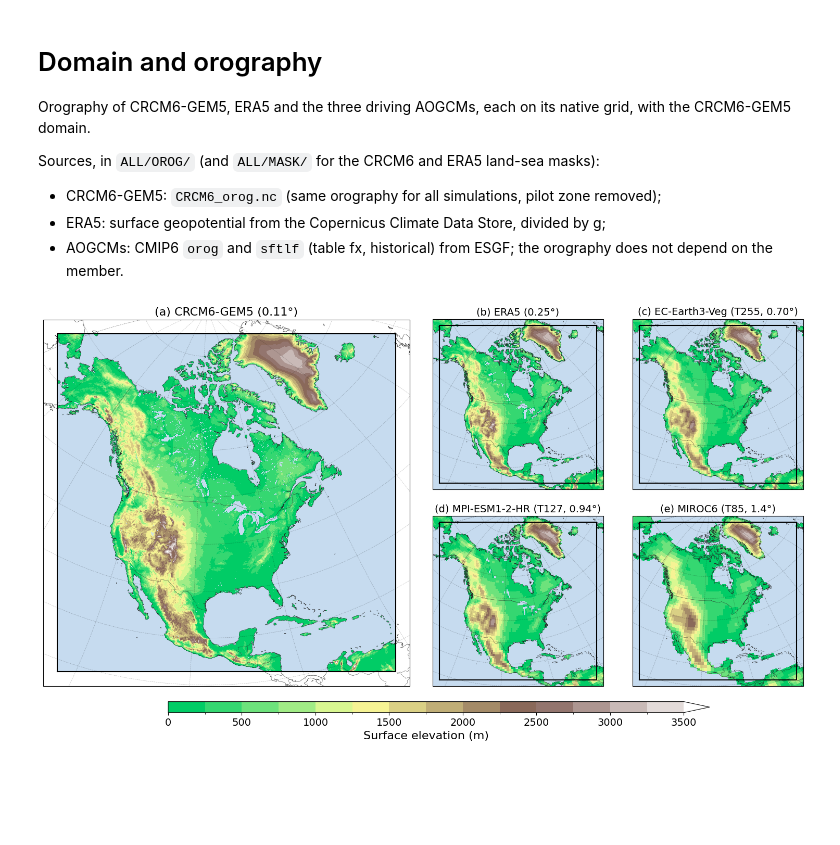
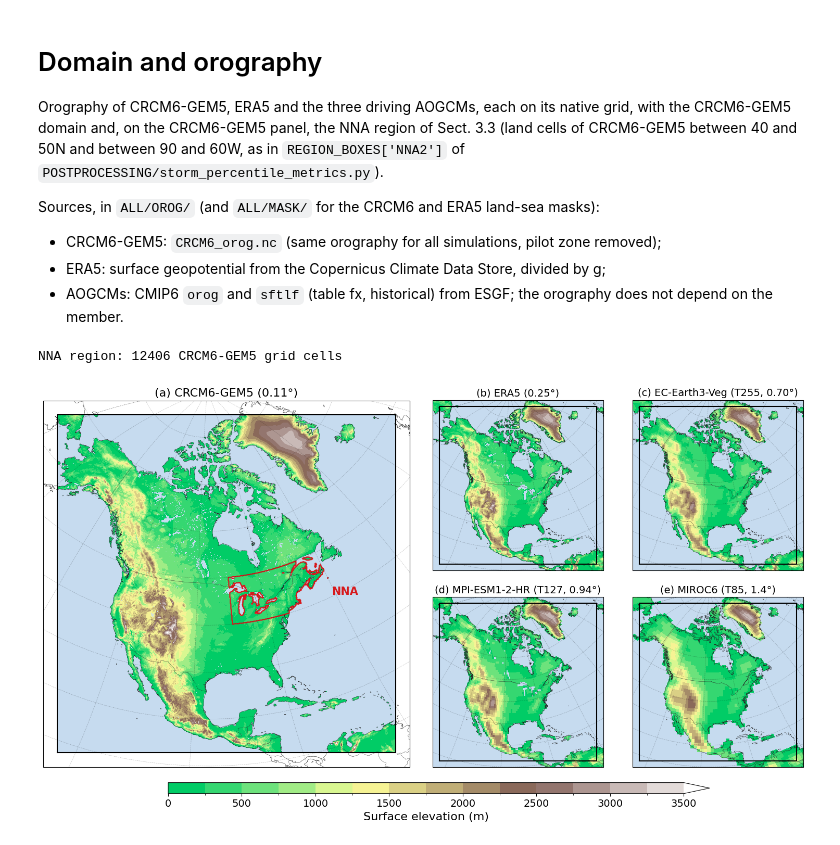
Before and after one commit to VictorienDeMeyer/DeMeyer_etal_2026_Extreme_Cyclones, a Jupyter notebook: PLOT/plot_map_orography.ipynb, the cells around one changed output. Saved outputs shown, nothing was run; the diff lists cells and outputs as text; code cells hidden in the pictures; blank space fills up the shorter version.

Commit message:
feat: show the NNA region on the orography figure
Outline of the NNA region of Sect. 3.3 (land cells of CRCM6-GEM5 between 40 and
50N and 90 and 60W, as in REGION_BOXES['NNA2'] of storm_percentile_metrics.py)
on the CRCM6-GEM5 panel.

Co-Authored-By: Claude Opus 5.5 <noreply@anthropic.com>

```diff
--- a/PLOT/plot_map_orography.ipynb
+++ b/PLOT/plot_map_orography.ipynb
@@ -1,7 +1,9 @@
 # %% [markdown]
 # Domain and orography
 
-Orography of CRCM6-GEM5, ERA5 and the three driving AOGCMs, each on its native grid, with the CRCM6-GEM5 domain.
+Orography of CRCM6-GEM5, ERA5 and the three driving AOGCMs, each on its native grid, with the CRCM6-GEM5 domain
+and, on the CRCM6-GEM5 panel, the NNA region of Sect. 3.3 (land cells of CRCM6-GEM5 between 40 and 50N and between 90 and 60W, as in
+`REGION_BOXES['NNA2']` of `POSTPROCESSING/storm_percentile_metrics.py`).
 
 Sources, in `ALL/OROG/` (and `ALL/MASK/` for the CRCM6 and ERA5 land-sea masks):
 - CRCM6-GEM5: `CRCM6_orog.nc` (same orography for all simulations, pilot zone removed);
@@ -37,6 +39,16 @@ for model in ['EC-Earth3-Veg', 'MPI-ESM1-2-HR', 'MIROC6']:
     orog[model] = xr.open_dataset(glob.glob(f'{base}/OROG/orog_fx_{model}_*.nc')[0]).orog
     land[model] = xr.open_dataset(glob.glob(f'{base}/OROG/sftlf_fx_{model}_*.nc')[0]).sftlf >= 50
 
+# NNA region of Sect. 3.3, as in storm_percentile_metrics.py (REGION_BOXES['NNA2'], land mask 'land'): CRCM6-GEM5
+# grid cells with a land fraction > 0 inside the lon-lat box
+NNA_BOX = {'west_lon': -90.0, 'east_lon': -60.0, 'south_lat': 40.0, 'north_lat': 50.0}
+grid = orog['CRCM6-GEM5']
+nna = ((xr.open_dataset(f'{base}/MASK/CRCM6_lsmsk.nc4').sftlf.squeeze(drop=True) > 0)
+       & (grid.lon >= NNA_BOX['west_lon']) & (grid.lon <= NNA_BOX['east_lon'])
+       & (grid.lat >= NNA_BOX['south_lat']) & (grid.lat <= NNA_BOX['north_lat']))
+print(f'NNA region: {int(nna.sum())} CRCM6-GEM5 grid cells')
+NNA_COLOR = '#d7191c'
+
 # Panel titles: native grid of each dataset
 titles = {
     'CRCM6-GEM5': 'CRCM6-GEM5 (0.11°)',
@@ -45,6 +57,8 @@ titles = {
     'MPI-ESM1-2-HR': 'MPI-ESM1-2-HR (T127, 0.94°)',
     'MIROC6': 'MIROC6 (T85, 1.4°)',
 }
+# %% [output]
+NNA region: 12406 CRCM6-GEM5 grid cells
 # %%
 def edges(c):
     """Cell edges from the cell centres of a 1-D coordinate."""
@@ -80,31 +94,38 @@ positions = {
     'ERA5': [0.46, 0.55, 0.22, 0.39],
     'EC-Earth3-Veg': [0.70, 0.55, 0.22, 0.39],
     'MPI-ESM1-2-HR': [0.46, 0.10, 0.22, 0.39],
     'MIROC6': [0.70, 0.10, 0.22, 0.39],
 }
 
 for letter, (name, pos) in zip('abcde', positions.items()):
     ax = fig.add_axes(pos, projection=MAP_PROJ)
     ax.set_extent([x0 - margin, x1 + margin, y0 - margin, y1 + margin], crs=MAP_PROJ)
 
     x, y, h = on_map(orog[name])
     _, _, is_land = on_map(land[name])
     ax.pcolormesh(x, y, np.where(is_land, np.nan, 1.), cmap=ocean, shading='flat', rasterized=True)
     sc = ax.pcolormesh(x, y, np.where(is_land, h, np.nan), cmap=cmap, norm=norm, shading='flat', rasterized=True)
 
     ax.coastlines(resolution='50m', linewidth=0.4, color='0.15')
     ax.add_feature(cfeature.BORDERS.with_scale('50m'), linewidth=0.3, edgecolor='0.15')
     ax.gridlines(linewidth=0.5, linestyle='--', color='k', alpha=0.25, xlocs=range(-180, 181, 20), ylocs=range(0, 91, 10))
     # CRCM6 domain
     ax.plot([x0, x1, x1, x0, x0], [y0, y0, y1, y1, y0], color='k', linewidth=1.5)
+    # NNA region (Sect. 3.3): outline of its grid cells, on the CRCM6-GEM5 panel only
+    if name == 'CRCM6-GEM5':
+        ax.contour(nna.rlon, nna.rlat, nna.astype(float), levels=[0.5], colors=NNA_COLOR, linewidths=1.6)
+        rlon_nna = nna.rlon.where(nna.any('rlat'), drop=True)
+        rlat_nna = nna.rlat.where(nna.any('rlon'), drop=True)
+        ax.text(float(rlon_nna.max()) + 0.8, float(rlat_nna.mean()), 'NNA', color=NNA_COLOR, fontsize=15,
+                fontweight='bold', ha='left', va='center')
     ax.set_title(f'({letter}) {titles[name]}', fontsize=16 if name == 'CRCM6-GEM5' else 14)
 
 cbar_ax = fig.add_axes([0.15, 0.04, 0.65, 0.025])
 cbar = fig.colorbar(sc, cax=cbar_ax, orientation='horizontal', extend='max', ticks=levels[::2])
 cbar.set_label('Surface elevation (m)', fontsize=16)
 cbar.ax.tick_params(labelsize=14)
 
 plt.savefig(f'{base}/PLOT/orography_domain.png', dpi=300, bbox_inches='tight')
 plt.show()
 # %% [output]
-[figure, old version]
+[figure, new version]
```
